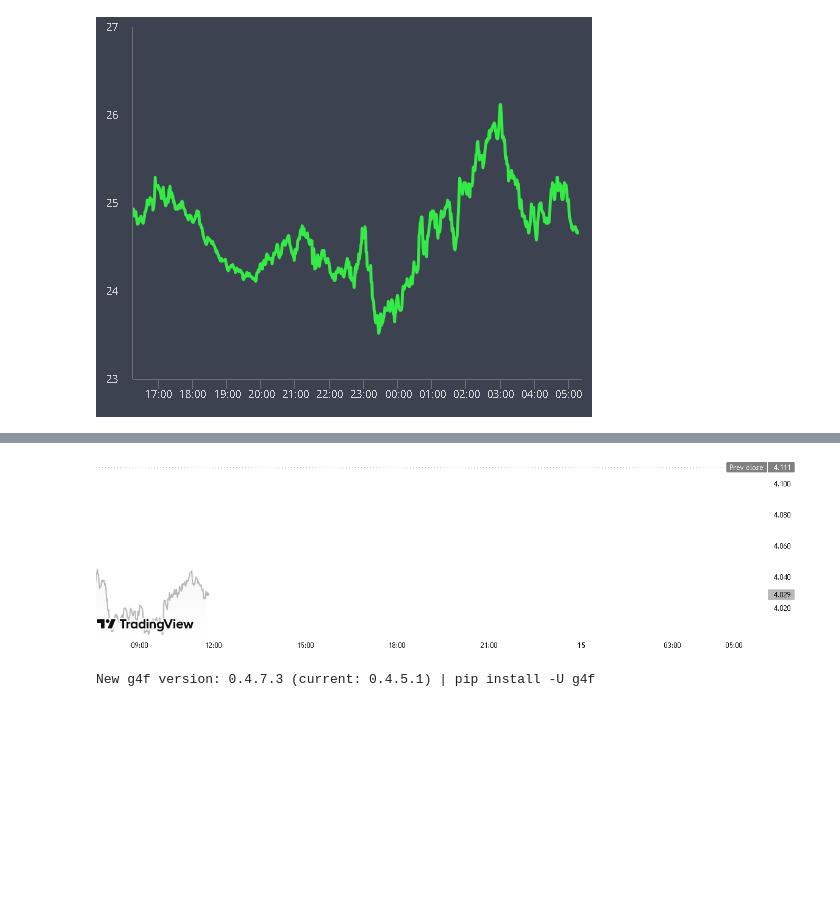
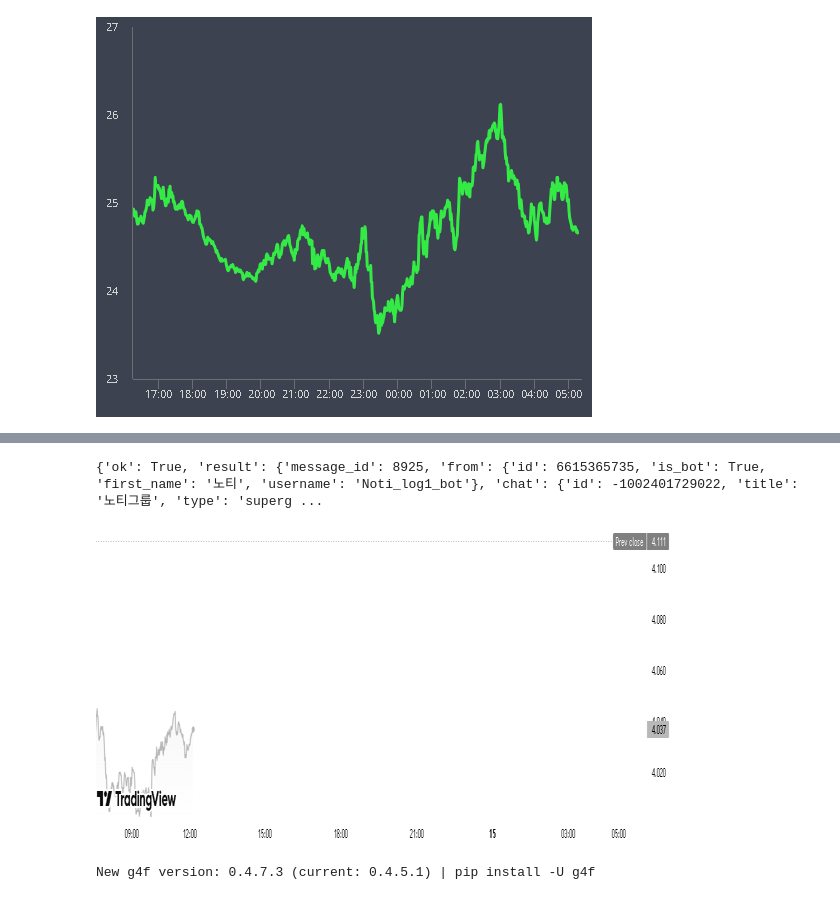
Before and after one commit to junghh21/__GET, a Jupyter notebook: __CAP/test_cap.ipynb, the cells around one changed output, grey strips where cells are left out. Saved outputs shown, nothing was run; the diff lists cells and outputs as text; code cells hidden in the pictures; blank space fills up the shorter version.

```diff
--- a/__CAP/test_cap.ipynb
+++ b/__CAP/test_cap.ipynb
@@ -74,10 +95,13 @@ display (intra)
 # %%
 ng_fut = capture_element_screenshot(
       'https://www.tradingview.com/symbols/NYMEX-NG1!/',
       '//*[@id="js-category-content"]/div[2]/div/section/div[1]/div[2]/div/div[1]')
+ng_fut = ng_fut.resize((ng_fut.width // 2, ng_fut.height))
+
 display (ng_fut)
 # %% [output]
+{'ok': True, 'result': {'message_id': 8925, 'from': {'id': 6615365735, 'is_bot': True, 'first_name': '노티', 'username': 'Noti_log1_bot'}, 'chat': {'id': -1002401729022, 'title': '노티그룹', 'type': 'superg ...
-[figure, old version]
+[figure, new version]
 # %%
 cal = capture_element_screenshot(
   'https://www.tradingview.com/economic-calendar/?countries=us',
```
Also changed, not shown: parts of 1 cell of this notebook, 2 other files.
